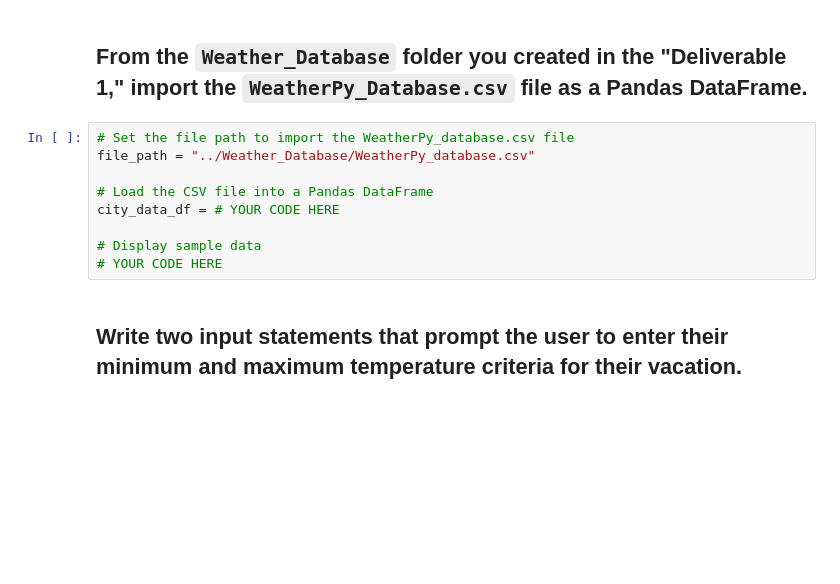
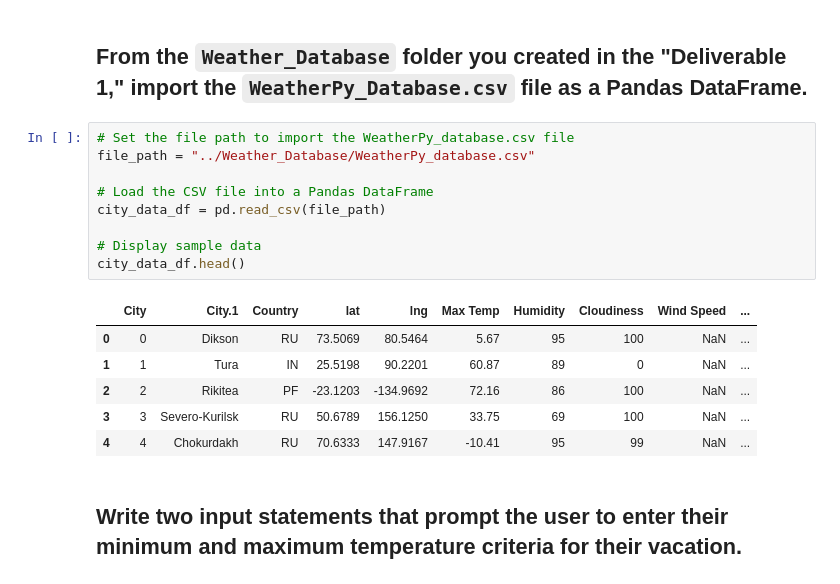
Before and after one commit to AliBailoun234/World_Weather_Analysis_Challenge, a Jupyter notebook: Vacation_Search/Vacation_Search.ipynb, the cells around one changed output. Cells and saved outputs as stored; diff of their text form; blank space fills up the shorter version.

```diff
--- a/Vacation_Search/Vacation_Search.ipynb
+++ b/Vacation_Search/Vacation_Search.ipynb
@@ -61,12 +61,19 @@ gmaps.configure(api_key=g_key)
 # %%
 # Set the file path to import the WeatherPy_database.csv file
 file_path = "../Weather_Database/WeatherPy_database.csv"
 
 # Load the CSV file into a Pandas DataFrame
-city_data_df = # YOUR CODE HERE
+city_data_df = pd.read_csv(file_path)
 
 # Display sample data
-# YOUR CODE HERE
+city_data_df.head()
+# %% [output]
+|  | City | City.1 | Country | lat | lng | Max Temp | Humidity | Cloudiness | Wind Speed | ... |
+| 0 | 0 | Dikson | RU | 73.5069 | 80.5464 | 5.67 | 95 | 100 | NaN | ... |
+| 1 | 1 | Tura | IN | 25.5198 | 90.2201 | 60.87 | 89 | 0 | NaN | ... |
+| 2 | 2 | Rikitea | PF | -23.1203 | -134.9692 | 72.16 | 86 | 100 | NaN | ... |
+| 3 | 3 | Severo-Kurilsk | RU | 50.6789 | 156.1250 | 33.75 | 69 | 100 | NaN | ... |
+| 4 | 4 | Chokurdakh | RU | 70.6333 | 147.9167 | -10.41 | 95 | 99 | NaN | ... |
 # %% [markdown]
 ## Write two input statements that prompt the user to enter their minimum and maximum temperature criteria for their vacation.
 # %%
```
Also changed, not shown: parts of 15 cells of this notebook, 5 other files.
